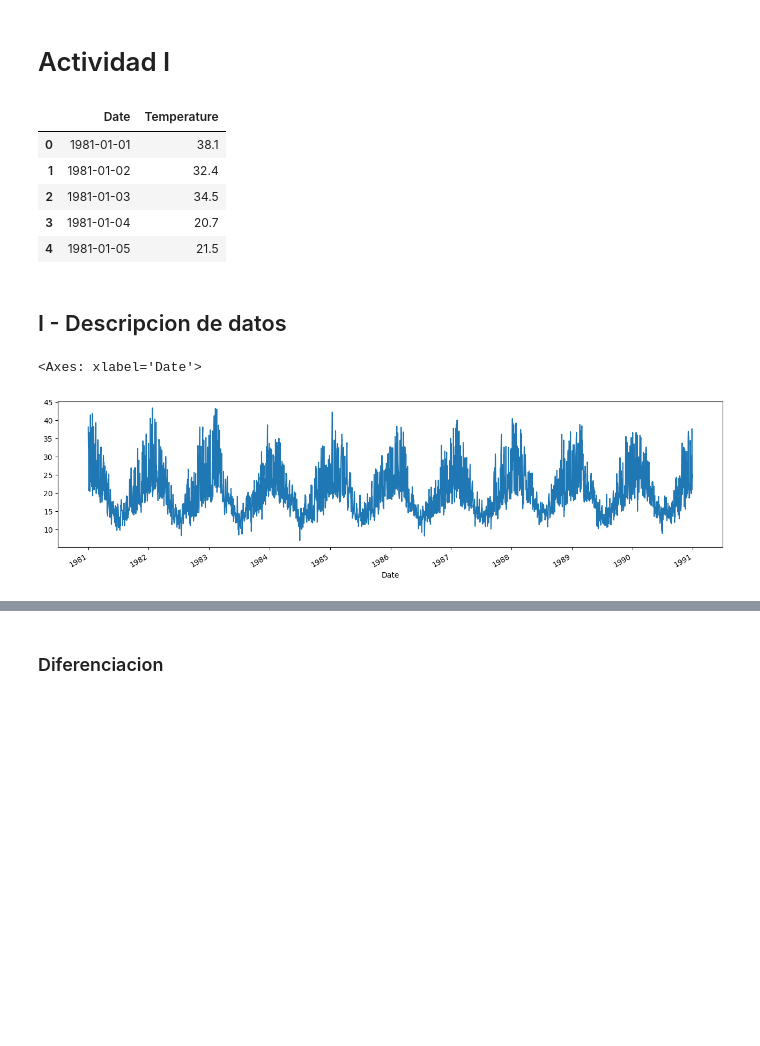
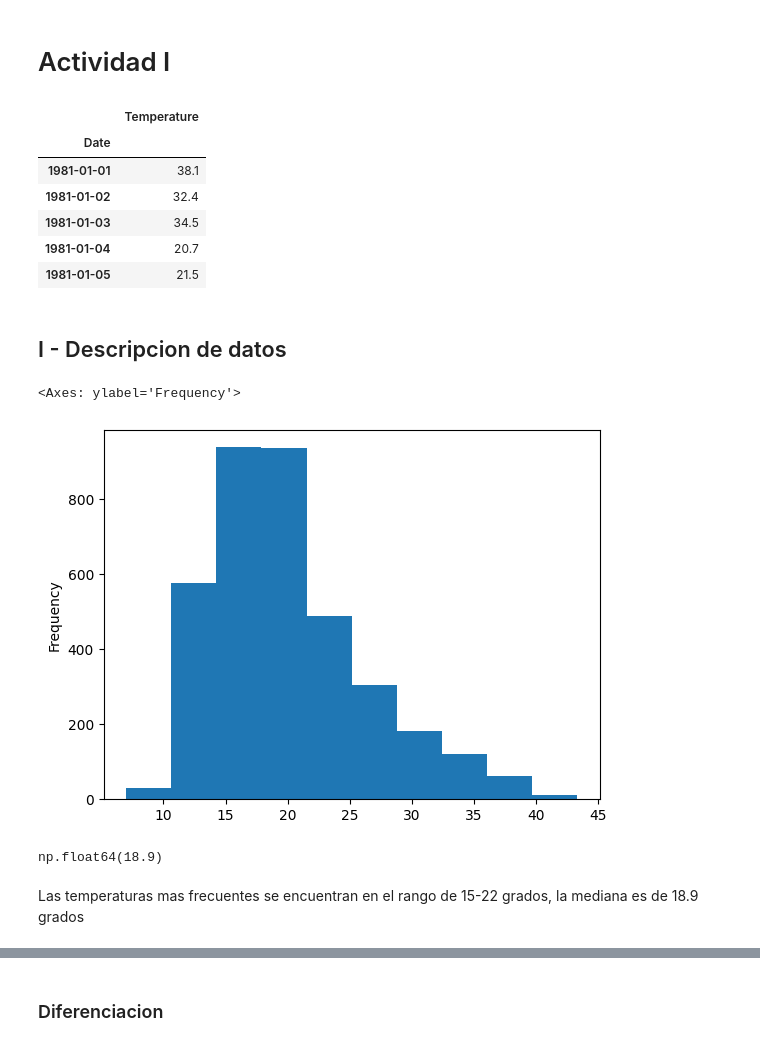
Before and after one commit to AbeRodz/Time-series, a Jupyter notebook: tp_1.ipynb, the cells around one changed output, grey strips where cells are left out. Saved outputs shown, nothing was run; the diff lists cells and outputs as text; code cells hidden in the pictures; blank space fills up the shorter version.

```diff
--- a/tp_1.ipynb
+++ b/tp_1.ipynb
@@ -6,10 +7,14 @@ import numpy as np
 # %%
-df = pd.read_csv("./Datasets/daily-max-temperatures.csv")
+df = pd.read_csv("./dataset/daily-max-temperatures.csv")
+df['Temperature'].dropna(axis = 0)
+df["Date"] = pd.to_datetime(df["Date"])
+df.set_index("Date", inplace= True)
 df.head(5)
 # %% [output]
-|  | Date | Temperature |
-| 0 | 1981-01-01 | 38.1 |
-| 1 | 1981-01-02 | 32.4 |
-| 2 | 1981-01-03 | 34.5 |
-| 3 | 1981-01-04 | 20.7 |
-| 4 | 1981-01-05 | 21.5 |
+|  | Temperature |
+| Date |  |
+| 1981-01-01 | 38.1 |
+| 1981-01-02 | 32.4 |
+| 1981-01-03 | 34.5 |
+| 1981-01-04 | 20.7 |
+| 1981-01-05 | 21.5 |
@@ -18,9 +21,36 @@ df["Date"] = pd.to_datetime(df["Date"])
-# %%
-df = df.set_index("Date")
 # %% [markdown]
 ## I - Descripcion de datos
+# %%
+# 1. Daily Temperature Change
+df['Daily Change'] = df['Temperature'].diff()
+
+# 2. Rolling Averages (3 and 7 day rolling average)
+df['3-Day Rolling Avg'] = df['Temperature'].rolling(window=3).mean()
+df['7-Day Rolling Avg'] = df['Temperature'].rolling(window=7).mean()
+# 3. Monthly Averages
+monthly_avg = df['Temperature'].resample('ME').mean()
+
+# 4. Yearly Trends
+yearly_avg = df['Temperature'].resample('YE').mean()
+
+# 5. Anomalies
+mean_temp = df['Temperature'].mean()
+std_temp = df['Temperature'].std()
+df['Anomaly'] = (df['Temperature'] > mean_temp + 1.5 * std_temp) | (df['Temperature'] < mean_temp - 1.5 * std_temp)
+
+# 6. Seasons
+seasonal_patterns = df['Temperature'].groupby(df.index.month).mean()
+
+# 7. Temperature Distribution
+temperature_distribution = df['Temperature'].describe()
 # %%
-df["Temperature"].plot(figsize = (16,4))
+df['Temperature'].plot(kind="hist")
 # %% [output]
-<Axes: xlabel='Date'>
+<Axes: ylabel='Frequency'>
-[figure, old version]
+[figure, new version]
+# %%
+df['Temperature'].median()
+# %% [output]
+np.float64(18.9)
+# %% [markdown]
+Las temperaturas mas frecuentes se encuentran en el rango de 15-22 grados, la mediana es de 18.9 grados
```
Also changed, not shown: parts of 27 cells of this notebook.
